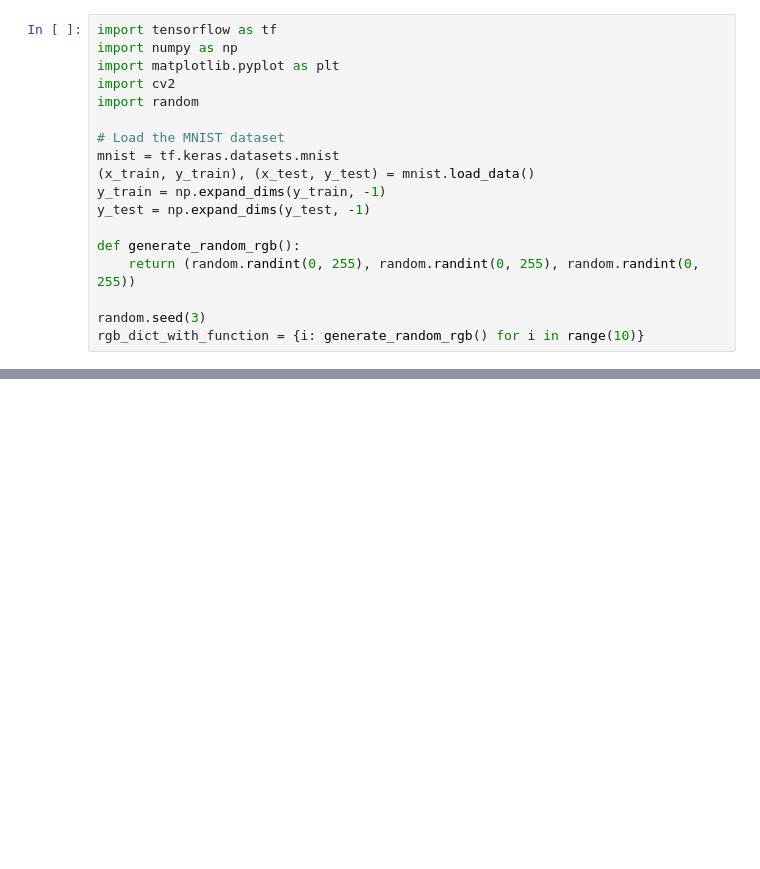
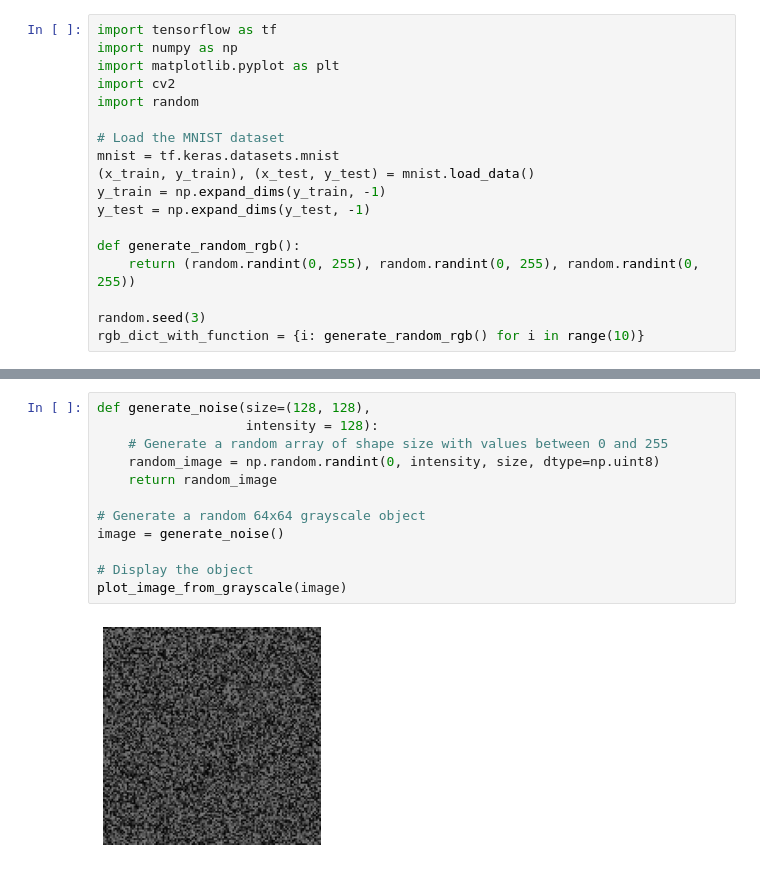
Before and after one commit to Matthew-Weisberg/MNIST_ObjectDetection_Dataset, a Jupyter notebook: MNIST Object Localization.ipynb, the cells around one changed output, grey strips where cells are left out. Cells and saved outputs as stored; diff of their text form; blank space fills up the shorter version.

```diff
--- a/MNIST Object Localization.ipynb
+++ b/MNIST Object Localization.ipynb
@@ -114,0 +151,14 @@ plot_mnist_images_with_bbox(x_train,
+# %%
+def generate_noise(size=(128, 128),
+                   intensity = 128):
+    # Generate a random array of shape size with values between 0 and 255
+    random_image = np.random.randint(0, intensity, size, dtype=np.uint8)
+    return random_image
+
+# Generate a random 64x64 grayscale object
+image = generate_noise()
+
+# Display the object
+plot_image_from_grayscale(image)
+# %% [output]
+[figure, added]
```
Also changed, not shown: parts of 9 cells of this notebook.
